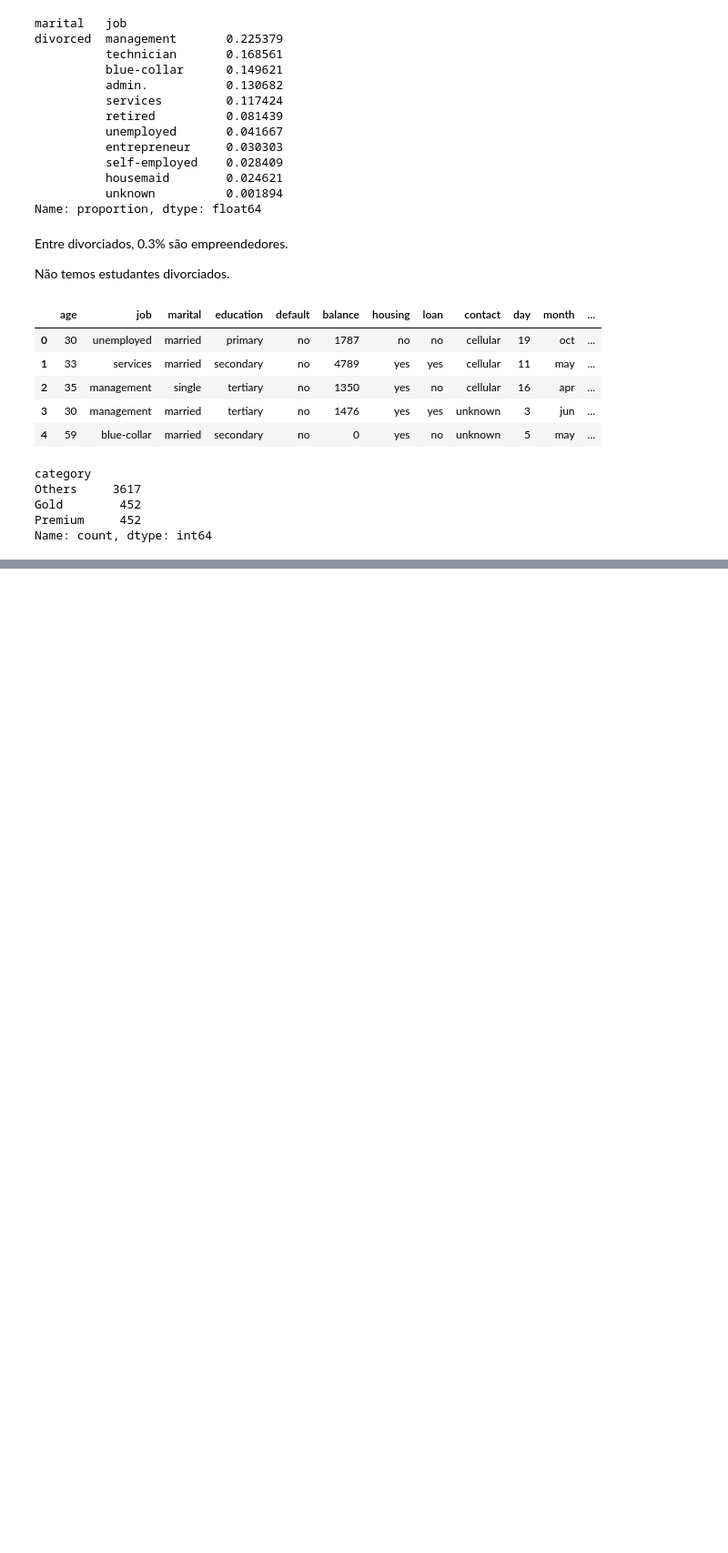
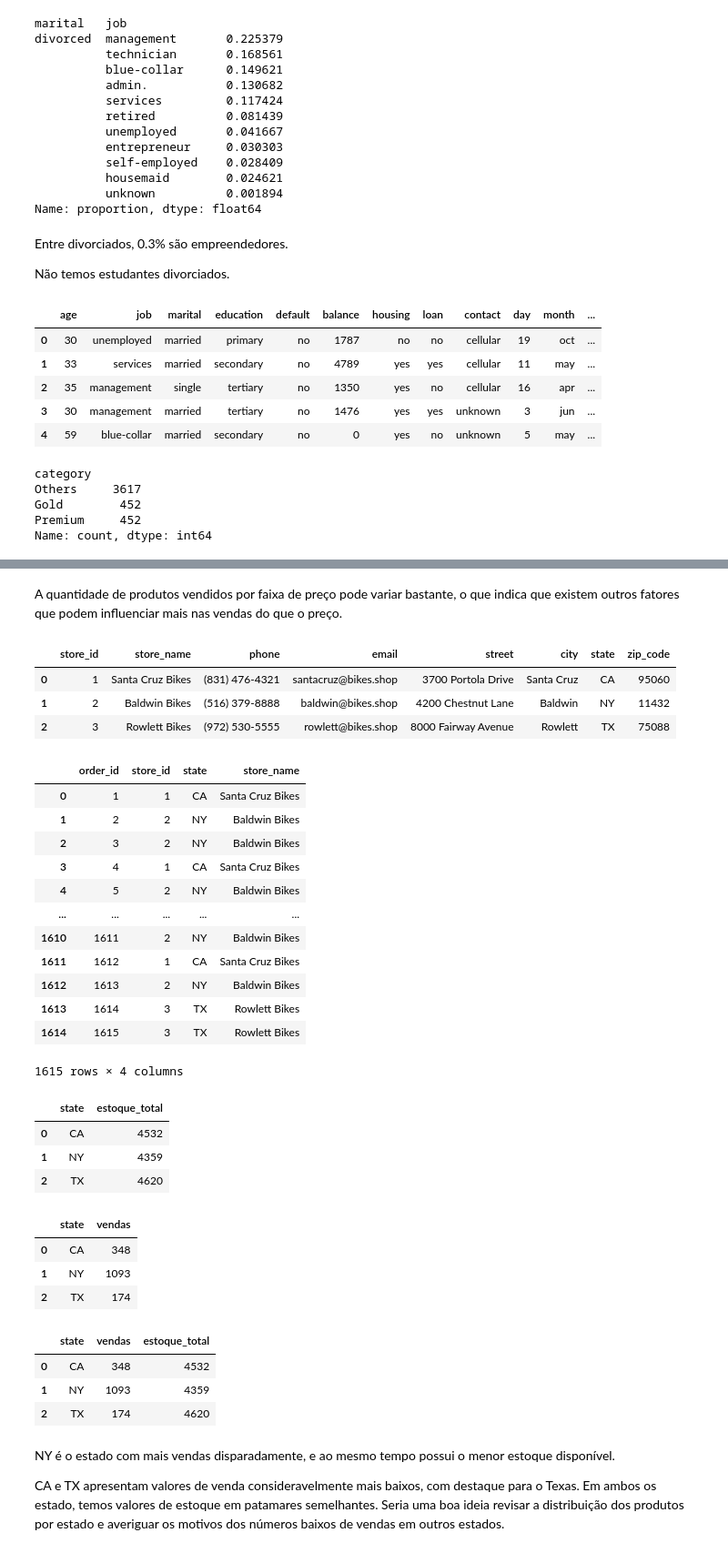
Before and after one commit to Santiago956/exercicios_pandas_univ_dos_dados, a Jupyter notebook: Exercícios_pandas2.ipynb, the cells around one changed output, grey strips where cells are left out. Shown: that part at 91% size. Drawn from its saved outputs; the diff is of its cells as text; code cells hidden in the pictures; blank space fills up the shorter version.

```diff
--- a/Exercícios_pandas2.ipynb
+++ b/Exercícios_pandas2.ipynb
@@ -112,0 +235,4 @@ Name: count, dtype: int64
+# %%
+#Importando datasets
+order_items = pd.read_csv('data/bike_shop/order_items.csv')
+orders = pd.read_csv('data/bike_shop/orders.csv')
@@ -112,0 +266,2 @@ Name: count, dtype: int64
+# %% [markdown]
+A quantidade de produtos vendidos por faixa de preço pode variar bastante, o que indica que existem outros fatores que podem influenciar mais nas vendas do que o preço.
@@ -112,0 +270,67 @@ Name: count, dtype: int64
+# %%
+#Carregando datasets necessários
+stores = pd.read_csv('data/bike_shop/stores.csv')
+stocks = pd.read_csv('data/bike_shop/stocks.csv')
+stores.head(10)
+# %% [output]
+|  | store_id | store_name | phone | email | street | city | state | zip_code |
+| 0 | 1 | Santa Cruz Bikes | (831) 476-4321 | santacruz@bikes.shop | 3700 Portola Drive | Santa Cruz | CA | 95060 |
+| 1 | 2 | Baldwin Bikes | (516) 379-8888 | baldwin@bikes.shop | 4200 Chestnut Lane | Baldwin | NY | 11432 |
+| 2 | 3 | Rowlett Bikes | (972) 530-5555 | rowlett@bikes.shop | 8000 Fairway Avenue | Rowlett | TX | 75088 |
+# %%
+#Agrupando datasets
+vendas_estado = orders[['order_id', 'store_id']].merge(stores[['store_id', 'state', 'store_name']], on ='store_id', how='left')
+vendas_estado
+# %% [output]
+|  | order_id | store_id | state | store_name |
+| 0 | 1 | 1 | CA | Santa Cruz Bikes |
+| 1 | 2 | 2 | NY | Baldwin Bikes |
+| 2 | 3 | 2 | NY | Baldwin Bikes |
+| 3 | 4 | 1 | CA | Santa Cruz Bikes |
+| 4 | 5 | 2 | NY | Baldwin Bikes |
+| ... | ... | ... | ... | ... |
+| 1610 | 1611 | 2 | NY | Baldwin Bikes |
+| 1611 | 1612 | 1 | CA | Santa Cruz Bikes |
+| 1612 | 1613 | 2 | NY | Baldwin Bikes |
+| 1613 | 1614 | 3 | TX | Rowlett Bikes |
+| 1614 | 1615 | 3 | TX | Rowlett Bikes |
+1615 rows × 4 columns
+# %%
+#Agrupando o estoque por estado
+estoque = (
+    stocks
+    .merge(stores[['store_id', 'state']], on='store_id', how='left')
+    .groupby('state', as_index=False)['quantity'].sum()
+    .rename(columns={'quantity': 'estoque_total'})
+)
+
+estoque
+# %% [output]
+|  | state | estoque_total |
+| 0 | CA | 4532 |
+| 1 | NY | 4359 |
+| 2 | TX | 4620 |
+# %%
+#Agrupando as vendas por estado
+vendas_por_estado = vendas_estado.groupby('state', as_index=False)['order_id'].count().rename(columns={'order_id':'vendas'})
+
+vendas_por_estado
+# %% [output]
+|  | state | vendas |
+| 0 | CA | 348 |
+| 1 | NY | 1093 |
+| 2 | TX | 174 |
+# %%
+#Unindo as tabelas
+estado_resumo = vendas_por_estado.merge(estoque, on='state', how='left')
+
+estado_resumo
+# %% [output]
+|  | state | vendas | estoque_total |
+| 0 | CA | 348 | 4532 |
+| 1 | NY | 1093 | 4359 |
+| 2 | TX | 174 | 4620 |
+# %% [markdown]
+NY é o estado com mais vendas disparadamente, e ao mesmo tempo possui o menor estoque disponível.
+
+CA e TX apresentam valores de venda consideravelmente mais baixos, com destaque para o Texas. Em ambos os estado, temos valores de estoque em patamares semelhantes. Seria uma boa ideia revisar a distribuição dos produtos por estado e averiguar os motivos dos números baixos de vendas em outros estados.
```
Also changed, not shown: parts of 15 cells of this notebook.
